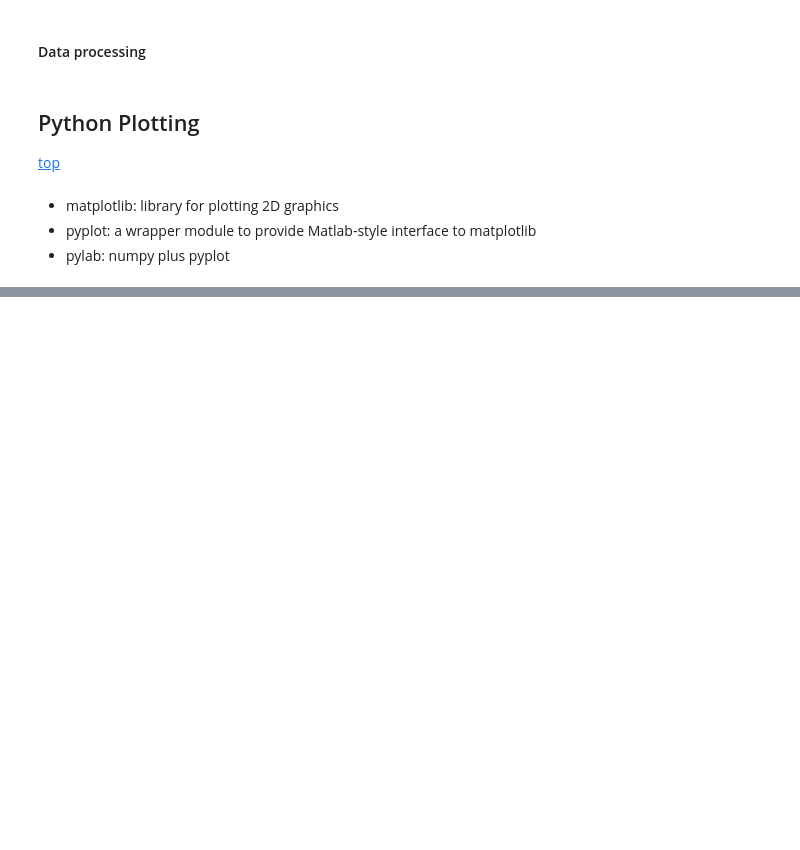
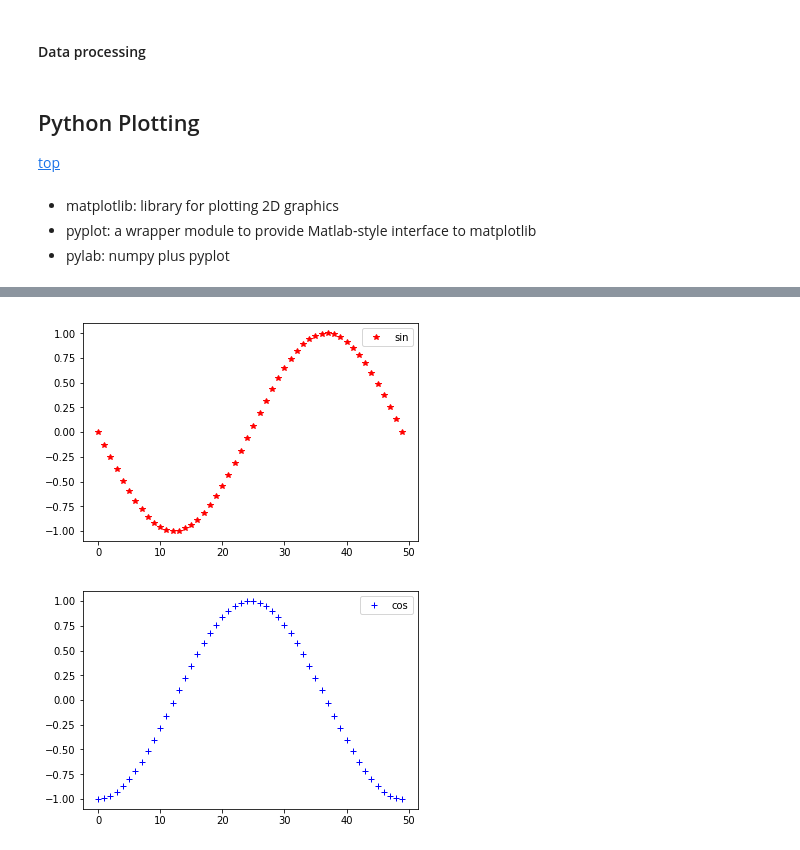
Before and after one commit to lsuhpchelp/lbrnloniworkshop2018, a Jupyter notebook: day1_python/intro-python.ipynb, the cells around one changed output, grey strips where cells are left out. Cells and saved outputs as stored; diff of their text form; code cells hidden in the pictures; blank space fills up the shorter version.

```diff
--- a/day1_python/intro-python.ipynb
+++ b/day1_python/intro-python.ipynb
@@ -578,15 +812,18 @@ plt.show()
 # %%
 #plotting separate figures
 plt.figure()
 plt.plot(sin, 'r*', label='sin')
 plt.legend()
 #2nd figure
 plt.figure()
 plt.plot(cos, 'b+', label='cos')
 plt.legend()
-plt.clf()
+#plt.clf()
 plt.show()
 plt.close('all')
+# %% [output]
+[figure, added]
+[figure, added]
 # %%
 # subplot on the same figure
 # subplot(rows, columns, active_plot)
```
Also changed, not shown: parts of 55 cells of this notebook, 2 other files.
